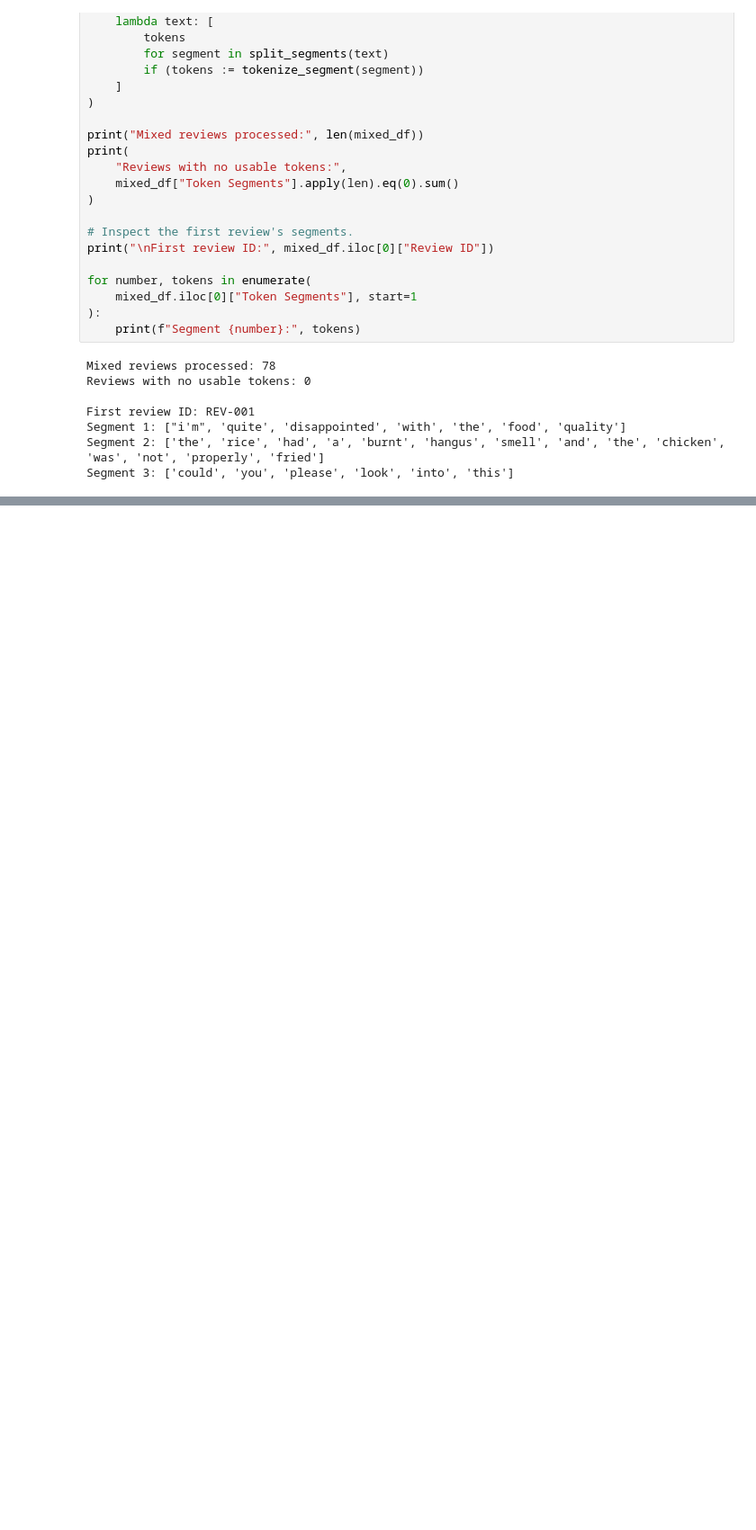
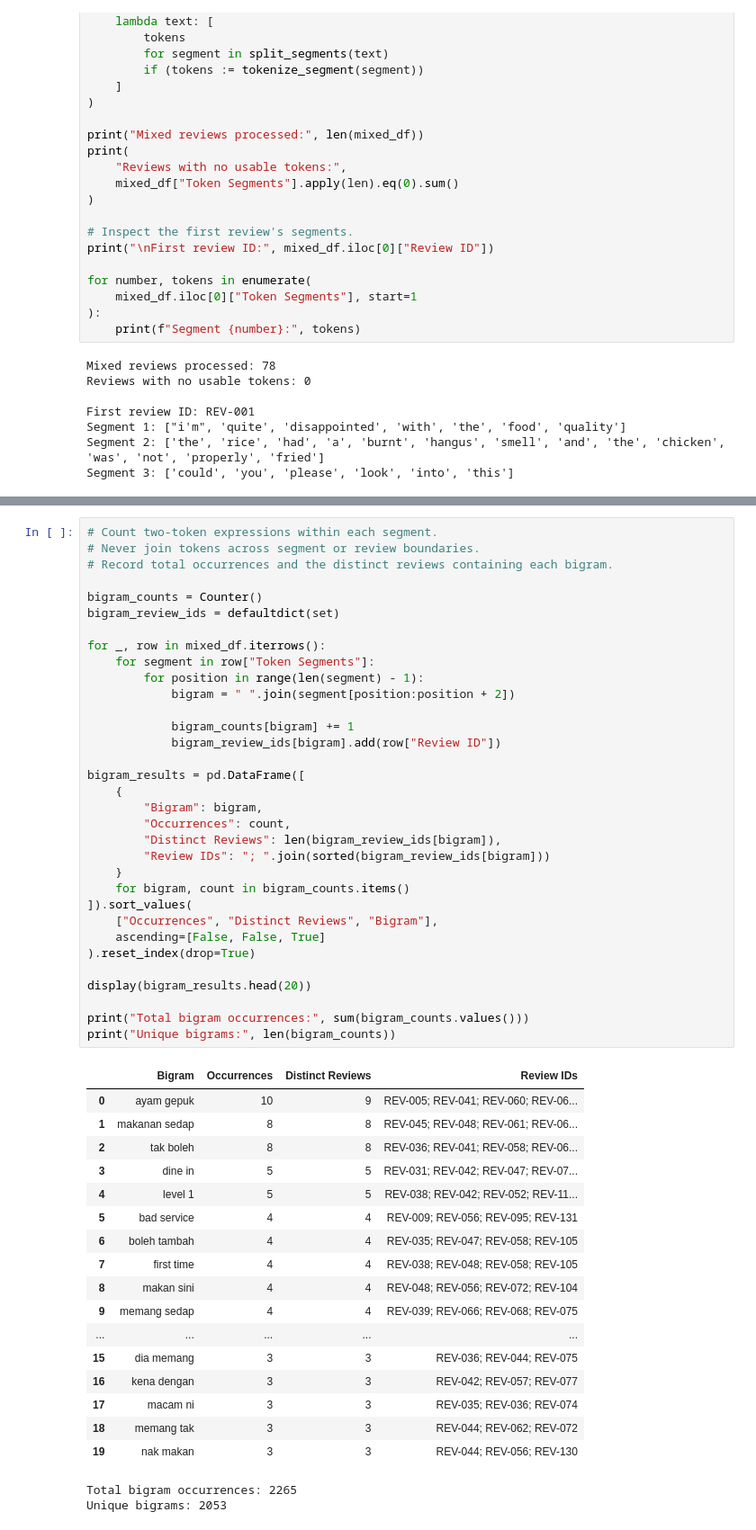
Before and after one commit to Nazarick0912/CPC353, a Jupyter notebook: CPC353_Assignment_1.ipynb, the cells around one changed output, grey strips where cells are left out. Shown at 90% size. Drawn from its saved outputs; the diff is of its cells as text; blank space fills up the shorter version.

```diff
--- a/CPC353_Assignment_1.ipynb
+++ b/CPC353_Assignment_1.ipynb
@@ -401,0 +454,53 @@ Segment 3: ['could', 'you', 'please', 'look', 'into', 'this']
+# %%
+# Count two-token expressions within each segment.
+# Never join tokens across segment or review boundaries.
+# Record total occurrences and the distinct reviews containing each bigram.
+
+bigram_counts = Counter()
+bigram_review_ids = defaultdict(set)
+
+for _, row in mixed_df.iterrows():
+    for segment in row["Token Segments"]:
+        for position in range(len(segment) - 1):
+            bigram = " ".join(segment[position:position + 2])
+
+            bigram_counts[bigram] += 1
+            bigram_review_ids[bigram].add(row["Review ID"])
+
+bigram_results = pd.DataFrame([
+    {
+        "Bigram": bigram,
+        "Occurrences": count,
+        "Distinct Reviews": len(bigram_review_ids[bigram]),
+        "Review IDs": "; ".join(sorted(bigram_review_ids[bigram]))
+    }
+    for bigram, count in bigram_counts.items()
+]).sort_values(
+    ["Occurrences", "Distinct Reviews", "Bigram"],
+    ascending=[False, False, True]
+).reset_index(drop=True)
+
+display(bigram_results.head(20))
+
+print("Total bigram occurrences:", sum(bigram_counts.values()))
+print("Unique bigrams:", len(bigram_counts))
+# %% [output]
+|  | Bigram | Occurrences | Distinct Reviews | Review IDs |
+| 0 | ayam gepuk | 10 | 9 | REV-005; REV-041; REV-060; REV-06... |
+| 1 | makanan sedap | 8 | 8 | REV-045; REV-048; REV-061; REV-06... |
+| 2 | tak boleh | 8 | 8 | REV-036; REV-041; REV-058; REV-06... |
+| 3 | dine in | 5 | 5 | REV-031; REV-042; REV-047; REV-07... |
+| 4 | level 1 | 5 | 5 | REV-038; REV-042; REV-052; REV-11... |
+| 5 | bad service | 4 | 4 | REV-009; REV-056; REV-095; REV-131 |
+| 6 | boleh tambah | 4 | 4 | REV-035; REV-047; REV-058; REV-105 |
+| 7 | first time | 4 | 4 | REV-038; REV-048; REV-058; REV-105 |
+| 8 | makan sini | 4 | 4 | REV-048; REV-056; REV-072; REV-104 |
+| 9 | memang sedap | 4 | 4 | REV-039; REV-066; REV-068; REV-075 |
+| ... | ... | ... | ... | ... |
+| 15 | dia memang | 3 | 3 | REV-036; REV-044; REV-075 |
+| 16 | kena dengan | 3 | 3 | REV-042; REV-057; REV-077 |
+| 17 | macam ni | 3 | 3 | REV-035; REV-036; REV-074 |
+| 18 | memang tak | 3 | 3 | REV-044; REV-062; REV-072 |
+| 19 | nak makan | 3 | 3 | REV-044; REV-056; REV-130 |
+Total bigram occurrences: 2265
+Unique bigrams: 2053
```
Also changed, not shown: parts of 20 cells of this notebook.
